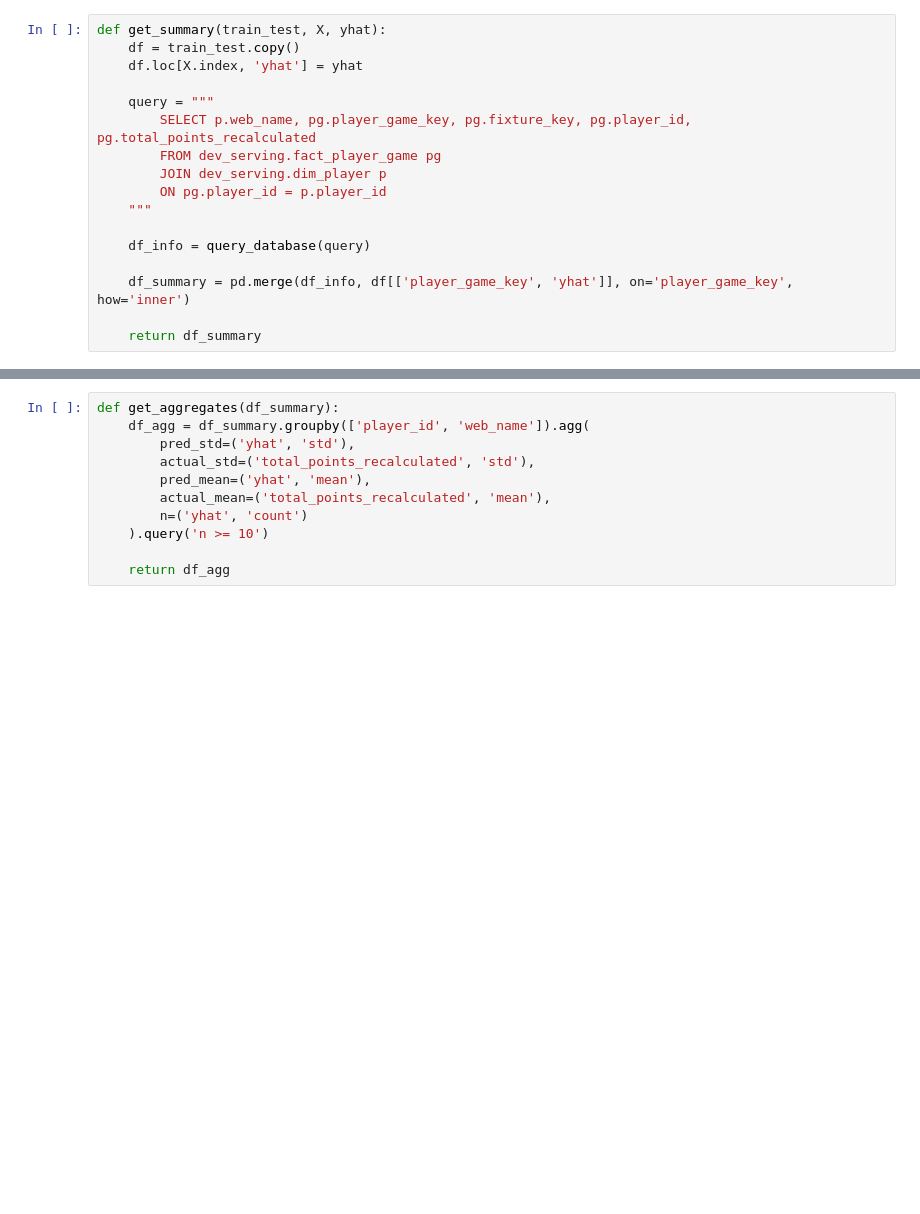
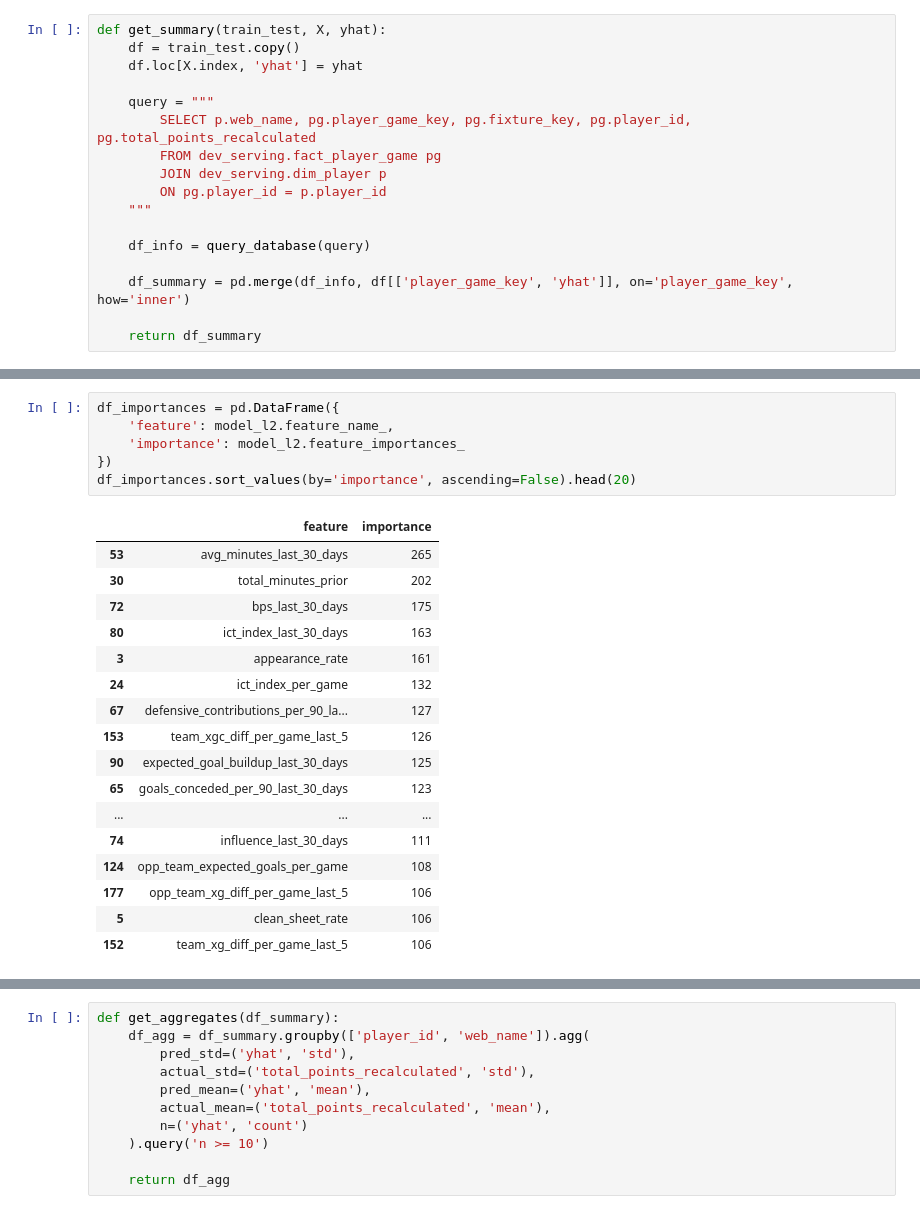
Before and after one commit to esencela/fpl-data-platform, a Jupyter notebook: notebooks/02_baseline_model.ipynb, the cells around one changed output, grey strips where cells are left out. Saved outputs shown, nothing was run; the diff lists cells and outputs as text; blank space fills up the shorter version.

Commit message:
Investigate feature importance in baseline notebook

```diff
--- a/notebooks/02_baseline_model.ipynb
+++ b/notebooks/02_baseline_model.ipynb
@@ -266,0 +266,24 @@ df_testing_summary.sort_values(by='yhat', ascending=False).head(50)
+# %%
+df_importances = pd.DataFrame({
+    'feature': model_l2.feature_name_,
+    'importance': model_l2.feature_importances_
+})
+df_importances.sort_values(by='importance', ascending=False).head(20)
+# %% [output]
+|  | feature | importance |
+| 53 | avg_minutes_last_30_days | 265 |
+| 30 | total_minutes_prior | 202 |
+| 72 | bps_last_30_days | 175 |
+| 80 | ict_index_last_30_days | 163 |
+| 3 | appearance_rate | 161 |
+| 24 | ict_index_per_game | 132 |
+| 67 | defensive_contributions_per_90_la... | 127 |
+| 153 | team_xgc_diff_per_game_last_5 | 126 |
+| 90 | expected_goal_buildup_last_30_days | 125 |
+| 65 | goals_conceded_per_90_last_30_days | 123 |
+| ... | ... | ... |
+| 74 | influence_last_30_days | 111 |
+| 124 | opp_team_expected_goals_per_game | 108 |
+| 177 | opp_team_xg_diff_per_game_last_5 | 106 |
+| 5 | clean_sheet_rate | 106 |
+| 152 | team_xg_diff_per_game_last_5 | 106 |
```
Also changed, not shown: parts of 13 cells of this notebook.
